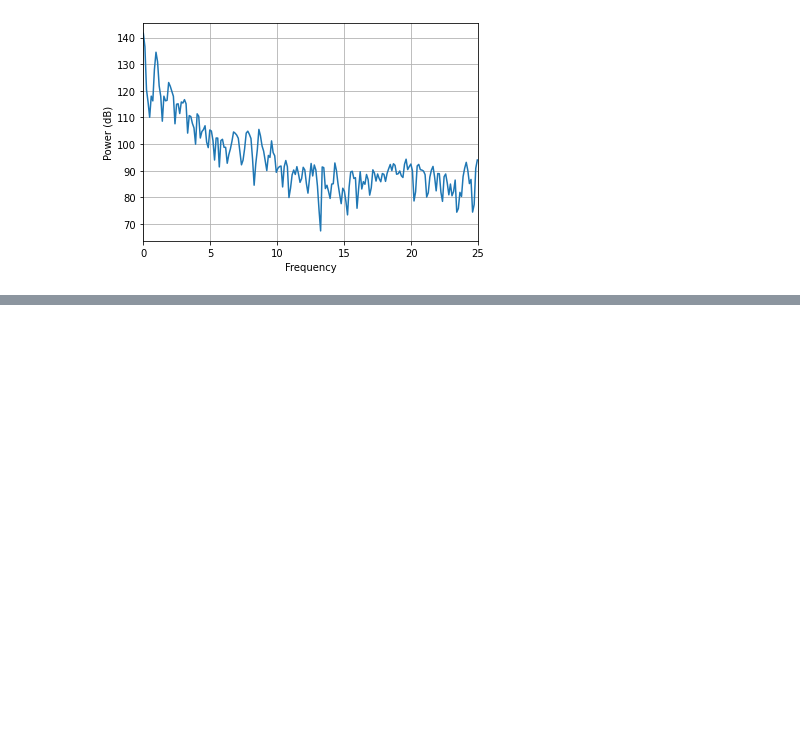
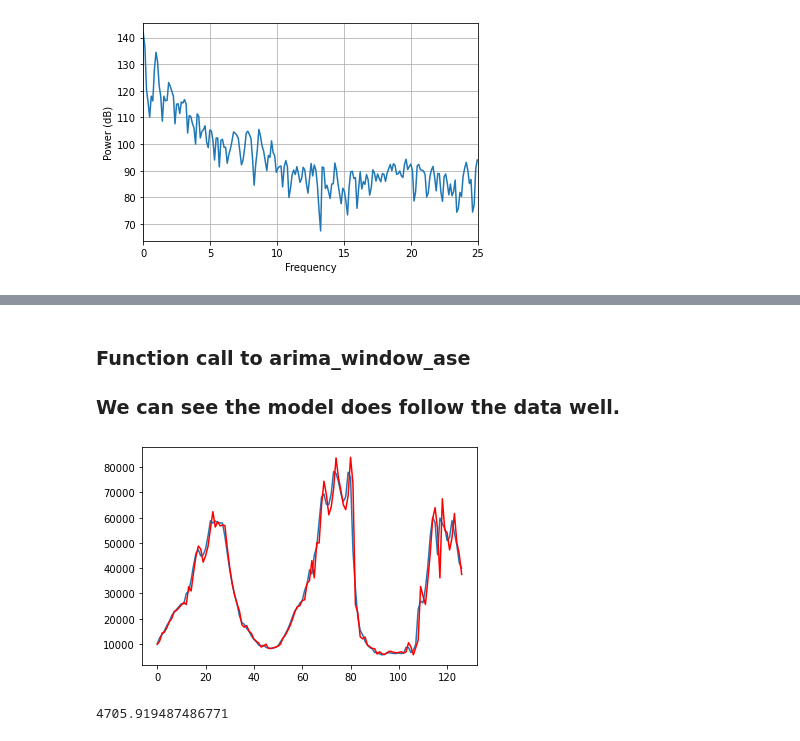
Before and after one commit to andrewmejia600/DS7333, a Jupyter notebook: CASE_STUDY_8/Case_Study_8.ipynb, the cells around one changed output, grey strips where cells are left out. Cells and saved outputs as stored; diff of their text form; code cells hidden in the pictures; blank space fills up the shorter version.

```diff
--- a/CASE_STUDY_8/Case_Study_8.ipynb
+++ b/CASE_STUDY_8/Case_Study_8.ipynb
@@ -164,0 +291,8 @@ psd.plot()
+# %% [markdown]
+### Function call to arima_window_ase
+### We can see the model does follow the data well.
+# %%
+arima_window_ase(flu_data.SPEC_RECEIVED_NB, train_ratio = .70, order=(2,0,0))
+# %% [output]
+[figure, added]
+4705.919487486771
```
Also changed, not shown: parts of 24 cells of this notebook.
